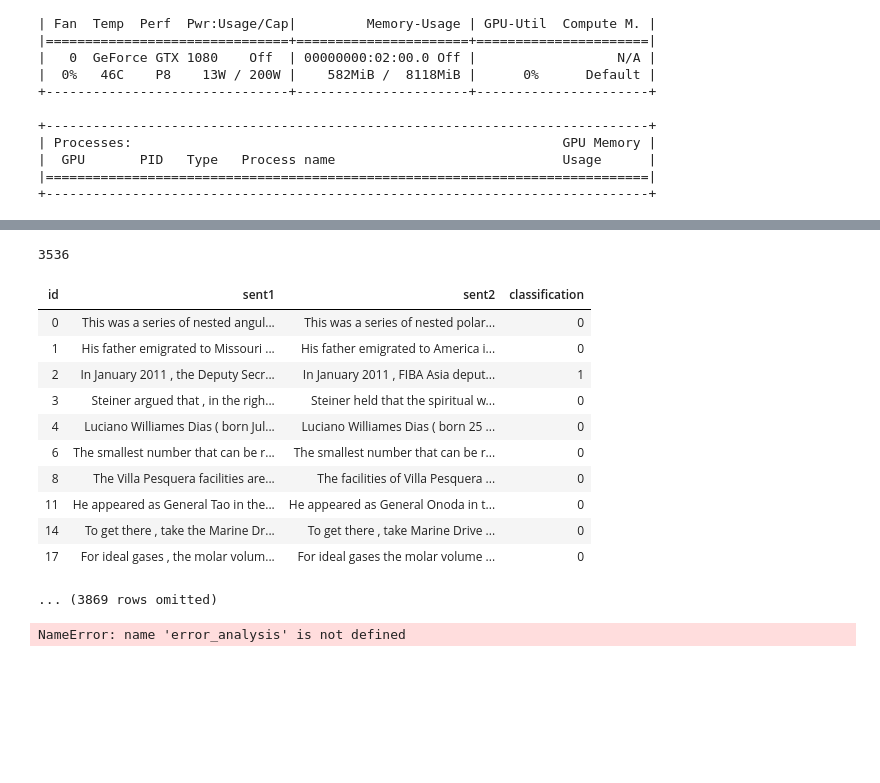
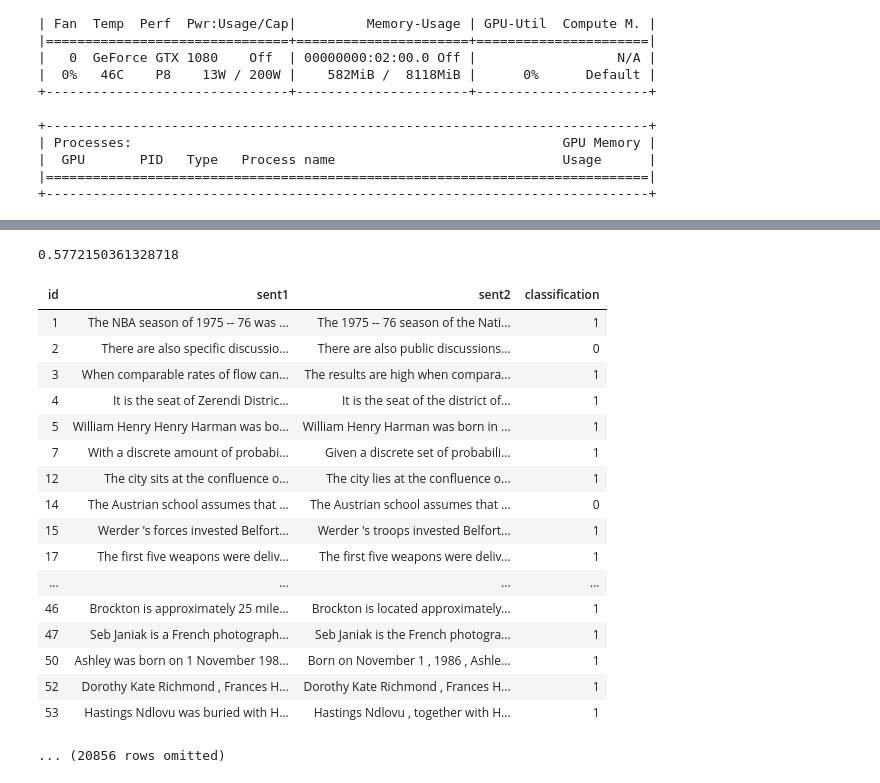
Before and after one commit to AladarMiao/Sinica, a Jupyter notebook: BiLSTM_PAWS_Wiki.ipynb, the cells around one changed output, grey strips where cells are left out. Cells and saved outputs as stored; diff of their text form; code cells hidden in the pictures; blank space fills up the shorter version.

```diff
--- a/BiLSTM_PAWS_Wiki.ipynb
+++ b/BiLSTM_PAWS_Wiki.ipynb
@@ -637,3 +652,22 @@ Epoch 11/20
+# %%
+predicts = model.predict(
+    [x1_train, x2_train])
 # %%
-predicts = model.predict(
-    [x1_test, x2_test])
+predict_test = model.predict([x1_test, x2_test])
+# %%
+sen1 = test.sentence1
+sen2=test.sentence2
+
+error = []
+errr1 = []
+errr2 = []
+real_cat = []
+
+
+for x in range(len(predict_test)):
+    if (np.argmax(predict_test[x])!=(test.label[x])):
+        error = np.append(error, x)
+        errr1=np.append(errr1, sen1[x])
+        errr2=np.append(errr2, sen2[x])
+        real_cat = np.append(real_cat, test.label[x])
+print(1-(len(wrongCat)/len(x1_train)))
@@ -646,41 +690,44 @@ print(len(predicts))
 # %%
-real1=test.sentence1
-real2=test.sentence2
-realCat=test.label
+real1=train.sentence1
+real2=train.sentence2
+realCat=train.label
 no = []
 err1 = []
 err2 = []
 wrongCat = []
 
 
-for x in range(8000):
-    if (np.argmax(predicts[x])!=(test.label[x])):
+for x in range(len(predicts)):
+    if ((np.argmax(predicts[x])!=(train.label[x]))):
         no=np.append(no, x)
         err1=np.append(err1, real1[x])
         err2=np.append(err2, real2[x])
         wrongCat = np.append(wrongCat, realCat[x])
-print(len(wrongCat))
+print(1-(len(wrongCat)/len(x1_train)))
 # %% [output]
-3536
+0.5772150361328718
 # %%
-error_analysis = Table()
+train_error_analysis = Table()
 
 
-error_analysis.with_column("id", no, "sent1", err1, "sent2", err2, "classification", wrongCat)
+train_error_analysis=train_error_analysis.with_column("id", no, "sent1", err1, "sent2", err2, "classification", wrongCat)
+train_error_analysis.show(30)
 # %% [output]
 | id | sent1 | sent2 | classification |
-| 0 | This was a series of nested angul... | This was a series of nested polar... | 0 |
-| 1 | His father emigrated to Missouri ... | His father emigrated to America i... | 0 |
-| 2 | In January 2011 , the Deputy Secr... | In January 2011 , FIBA Asia deput... | 1 |
-| 3 | Steiner argued that , in the righ... | Steiner held that the spiritual w... | 0 |
-| 4 | Luciano Williames Dias ( born Jul... | Luciano Williames Dias ( born 25 ... | 0 |
-| 6 | The smallest number that can be r... | The smallest number that can be r... | 0 |
-| 8 | The Villa Pesquera facilities are... | The facilities of Villa Pesquera ... | 0 |
-| 11 | He appeared as General Tao in the... | He appeared as General Onoda in t... | 0 |
-| 14 | To get there , take the Marine Dr... | To get there , take Marine Drive ... | 0 |
-| 17 | For ideal gases , the molar volum... | For ideal gases the molar volume ... | 0 |
+| 1 | The NBA season of 1975 -- 76 was ... | The 1975 -- 76 season of the Nati... | 1 |
+| 2 | There are also specific discussio... | There are also public discussions... | 0 |
+| 3 | When comparable rates of flow can... | The results are high when compara... | 1 |
+| 4 | It is the seat of Zerendi Distric... | It is the seat of the district of... | 1 |
+| 5 | William Henry Henry Harman was bo... | William Henry Harman was born in ... | 1 |
+| 7 | With a discrete amount of probabi... | Given a discrete set of probabili... | 1 |
+| 12 | The city sits at the confluence o... | The city lies at the confluence o... | 1 |
+| 14 | The Austrian school assumes that ... | The Austrian school assumes that ... | 0 |
+| 15 | Werder 's forces invested Belfort... | Werder 's troops invested Belfort... | 1 |
+| 17 | The first five weapons were deliv... | The first five weapons were deliv... | 1 |
+| ... | ... | ... | ... |
+| 46 | Brockton is approximately 25 mile... | Brockton is located approximately... | 1 |
+| 47 | Seb Janiak is a French photograph... | Seb Janiak is the French photogra... | 1 |
+| 50 | Ashley was born on 1 November 198... | Born on November 1 , 1986 , Ashle... | 1 |
+| 52 | Dorothy Kate Richmond , Frances H... | Dorothy Kate Richmond , Frances H... | 1 |
+| 53 | Hastings Ndlovu was buried with H... | Hastings Ndlovu , together with H... | 1 |
-... (3869 rows omitted)
+... (20856 rows omitted)
-# %%
-clearer = error_analysis.take("sent1", "sent2")
-# %% [output]
-NameError: name 'error_analysis' is not defined
```
Also changed, not shown: parts of 19 cells of this notebook, 1 other file.
